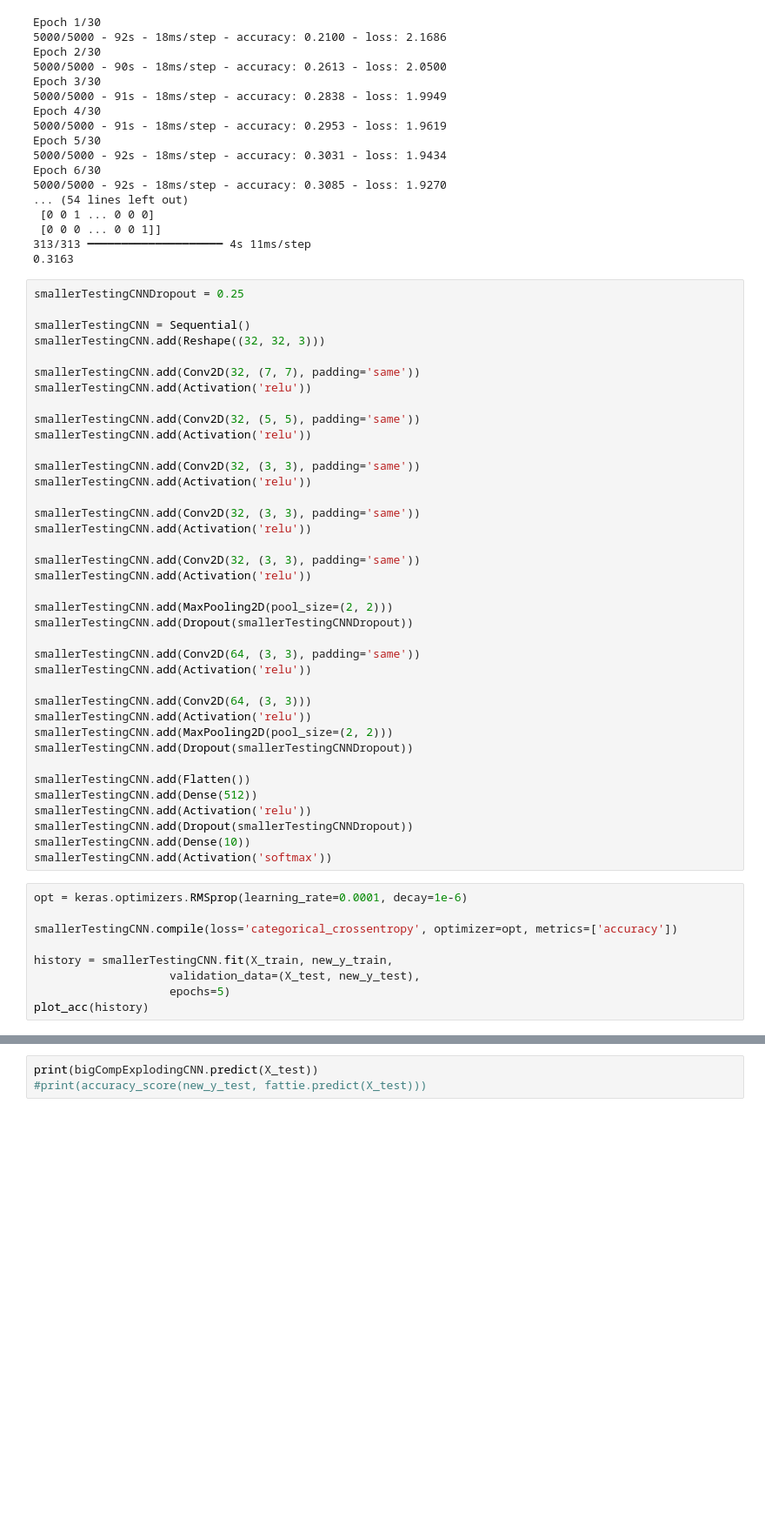
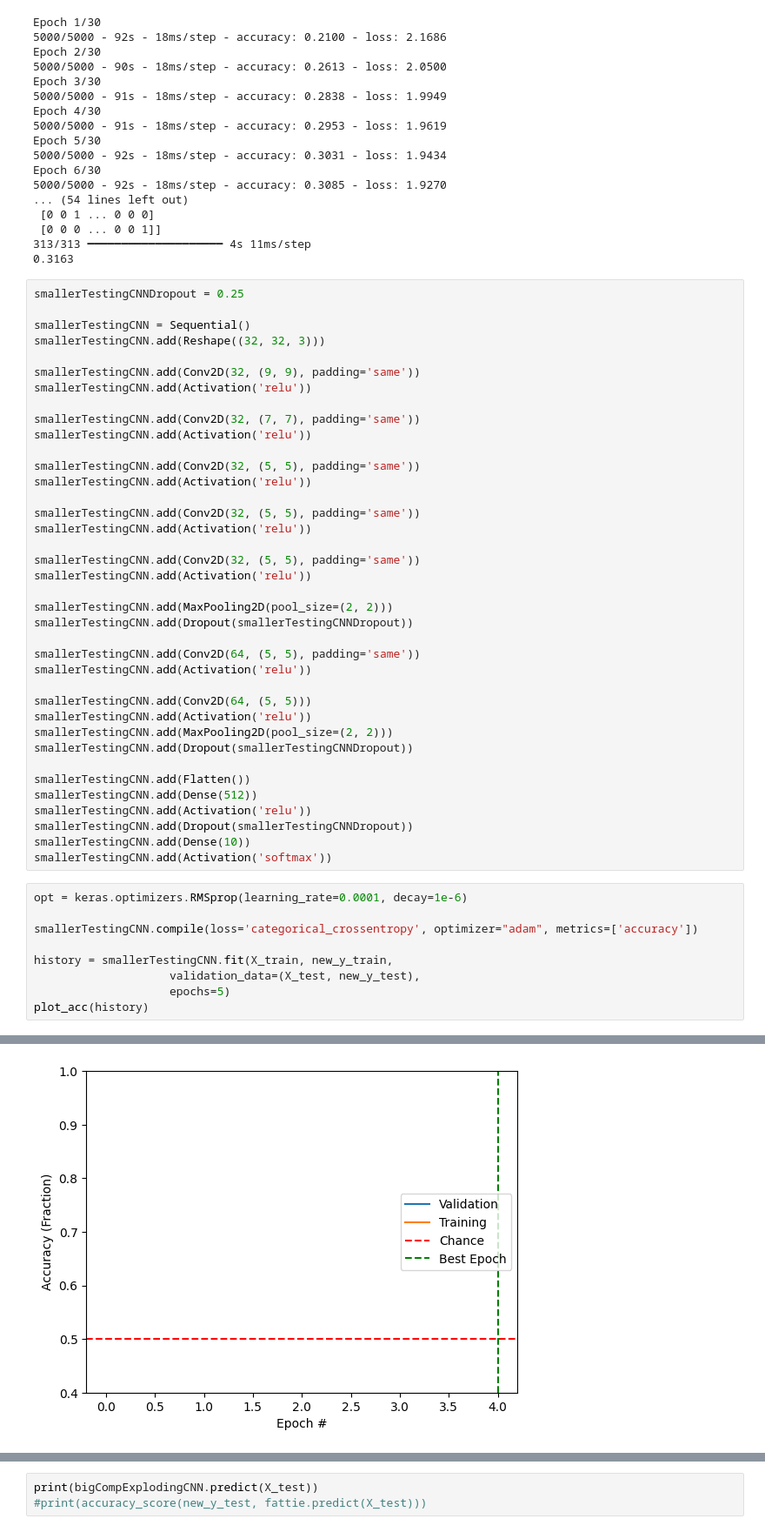
Before and after one commit to kccaterworld/inspiritwork, a Jupyter notebook: mainish.ipynb, the cells around one changed output, grey strips where cells are left out. Shown: that part at 87% size. Cells and saved outputs as stored; diff of their text form; blank space fills up the shorter version.

```diff
--- a/mainish.ipynb
+++ b/mainish.ipynb
@@ -472,6 +473,9 @@ smallerTestingCNNDropout = 0.25
 
 smallerTestingCNN = Sequential()
 smallerTestingCNN.add(Reshape((32, 32, 3)))
+
+smallerTestingCNN.add(Conv2D(32, (9, 9), padding='same'))
+smallerTestingCNN.add(Activation('relu'))
 
 smallerTestingCNN.add(Conv2D(32, (7, 7), padding='same'))
 smallerTestingCNN.add(Activation('relu'))
@@ -479,22 +483,19 @@ smallerTestingCNN.add(Activation('relu'))
 smallerTestingCNN.add(Conv2D(32, (5, 5), padding='same'))
 smallerTestingCNN.add(Activation('relu'))
 
-smallerTestingCNN.add(Conv2D(32, (3, 3), padding='same'))
+smallerTestingCNN.add(Conv2D(32, (5, 5), padding='same'))
 smallerTestingCNN.add(Activation('relu'))
 
-smallerTestingCNN.add(Conv2D(32, (3, 3), padding='same'))
-smallerTestingCNN.add(Activation('relu'))
-
-smallerTestingCNN.add(Conv2D(32, (3, 3), padding='same'))
+smallerTestingCNN.add(Conv2D(32, (5, 5), padding='same'))
 smallerTestingCNN.add(Activation('relu'))
 
 smallerTestingCNN.add(MaxPooling2D(pool_size=(2, 2)))
 smallerTestingCNN.add(Dropout(smallerTestingCNNDropout))
 
-smallerTestingCNN.add(Conv2D(64, (3, 3), padding='same'))
+smallerTestingCNN.add(Conv2D(64, (5, 5), padding='same'))
 smallerTestingCNN.add(Activation('relu'))
 
-smallerTestingCNN.add(Conv2D(64, (3, 3)))
+smallerTestingCNN.add(Conv2D(64, (5, 5)))
 smallerTestingCNN.add(Activation('relu'))
 smallerTestingCNN.add(MaxPooling2D(pool_size=(2, 2)))
 smallerTestingCNN.add(Dropout(smallerTestingCNNDropout))
@@ -508,7 +509,7 @@ smallerTestingCNN.add(Activation('softmax'))
 # %%
 opt = keras.optimizers.RMSprop(learning_rate=0.0001, decay=1e-6)
 
-smallerTestingCNN.compile(loss='categorical_crossentropy', optimizer=opt, metrics=['accuracy'])
+smallerTestingCNN.compile(loss='categorical_crossentropy', optimizer="adam", metrics=['accuracy'])
 
 history = smallerTestingCNN.fit(X_train, new_y_train,
                     validation_data=(X_test, new_y_test),
@@ -520,0 +529 @@ KeyboardInterrupt:
+[figure, added]
```
Also changed, not shown: parts of 7 cells of this notebook.
